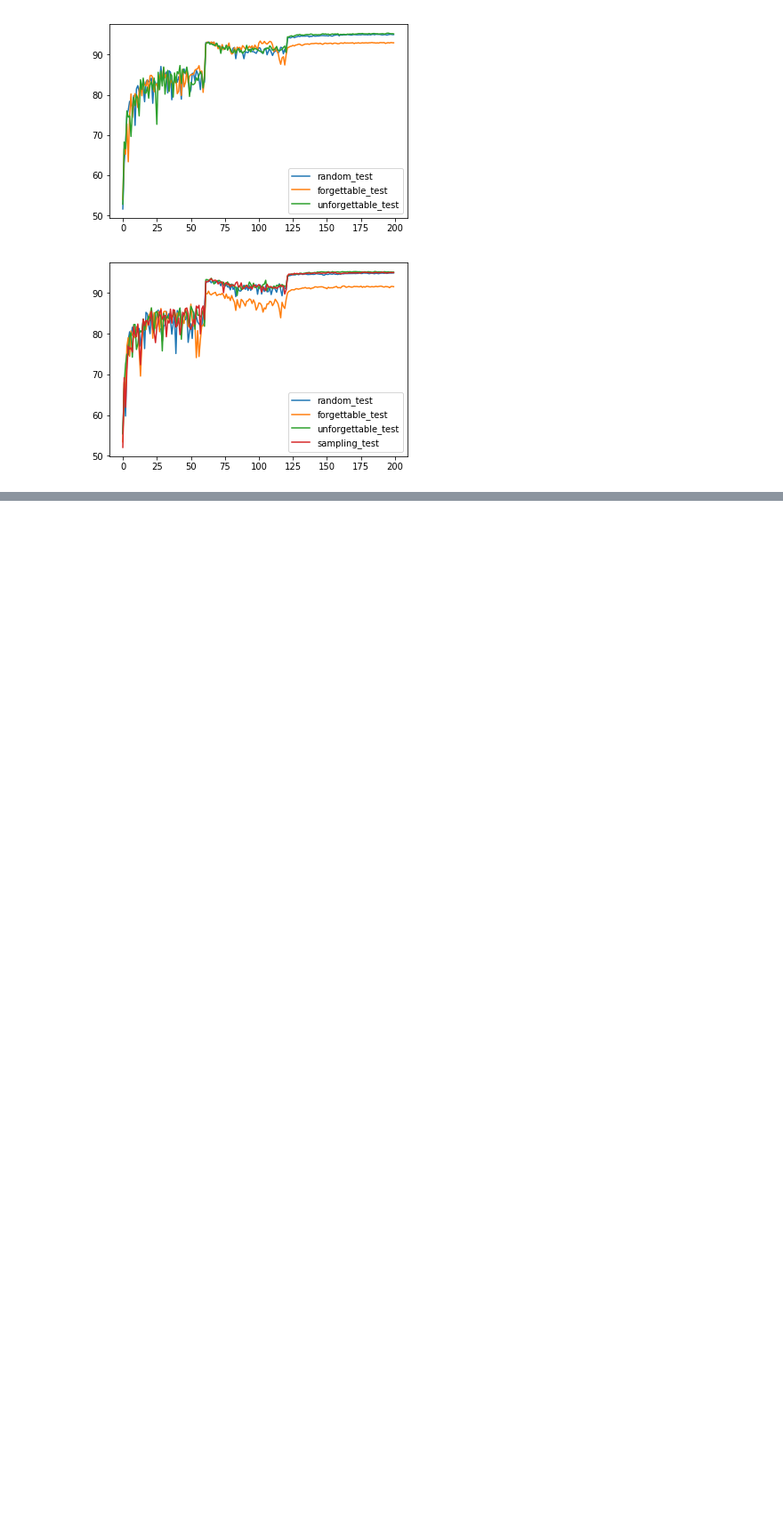
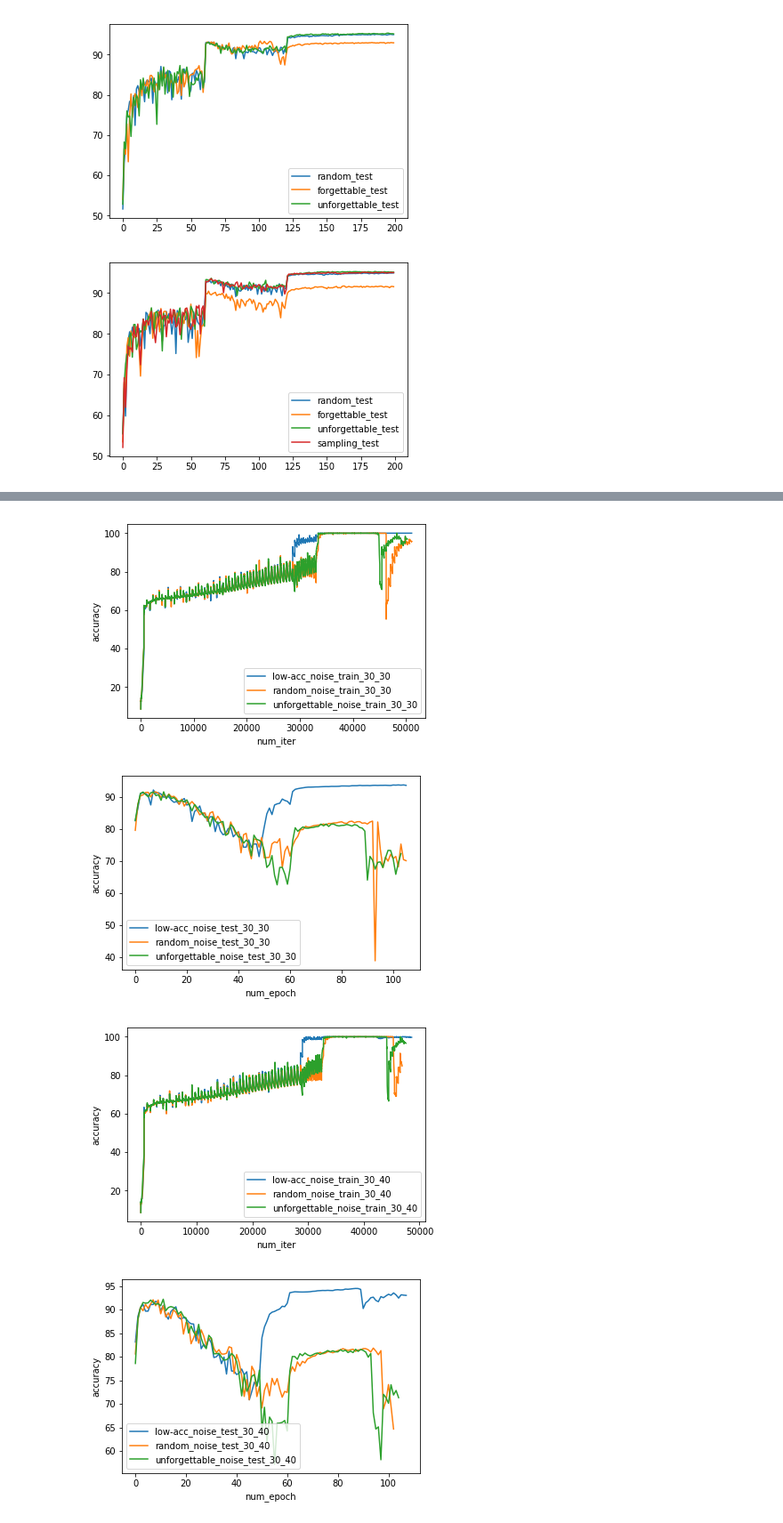
Before and after one commit to ZihengJiang/example_forgetting, a Jupyter notebook: analysis.ipynb, the cells around one changed output, grey strips where cells are left out. Shown at 89% size. Drawn from its saved outputs; the diff is of its cells as text; code cells hidden in the pictures; blank space fills up the shorter version.

```diff
--- a/analysis.ipynb
+++ b/analysis.ipynb
@@ -222,0 +233,46 @@ train_on_noise_dataset()
+# %%
+def train_on_noise_svhn():
+    out_dir = './online_results'
+    dataset = 'svhn'
+    fig_cnt = 0
+    def plot():
+        stats = {}
+        stats['random'] = get_stats(out_dir, dataset='svhn', noise_percent_labels=noise_percent, remove_percent=remove_percent, remove_strategy='random')
+        stats['unforgettable'] = get_stats(out_dir, dataset='svhn', noise_percent_labels=noise_percent, remove_percent=remove_percent, remove_strategy='unforgettable')
+        stats['low-acc'] = get_stats(out_dir, dataset='svhn', noise_percent_labels=noise_percent, remove_percent=remove_percent, remove_strategy='low-acc')
+
+        # plot figure
+        #fig_cnt += 1
+        plt.figure()
+        for key in stats:
+            label = '_'.join([key, 'noise_train', str(noise_percent), str(remove_percent)])
+            plt.plot(stats[key]['train'][1], label=label)
+            plt.xlabel('num_iter')
+            plt.ylabel('accuracy')
+        plt.legend()
+
+        #fig_cnt += 1
+        plt.figure()
+        for key in stats:
+            label = '_'.join([key, 'noise_test', str(noise_percent), str(remove_percent)])
+            plt.plot(stats[key]['test'][1], label=label)
+            plt.xlabel('num_epoch')
+            plt.ylabel('accuracy')
+        plt.legend()
+
+        plt.show()
+
+
+    for noise_percent in [30, 40]:
+        for remove_percent in [30, 40, 50]:
+            try:
+                plot()
+            except EOFError:
+                continue
+
+train_on_noise_svhn()
+# %% [output]
+[figure, added]
+[figure, added]
+[figure, added]
+[figure, added]
```
Also changed, not shown: parts of 14 cells of this notebook, 22 other files.
